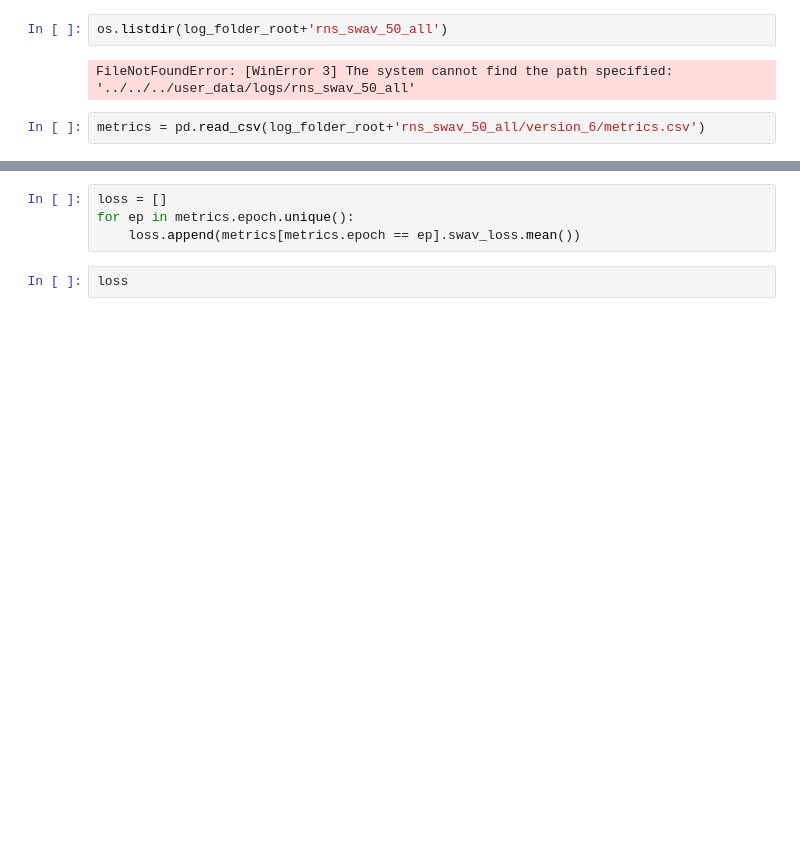
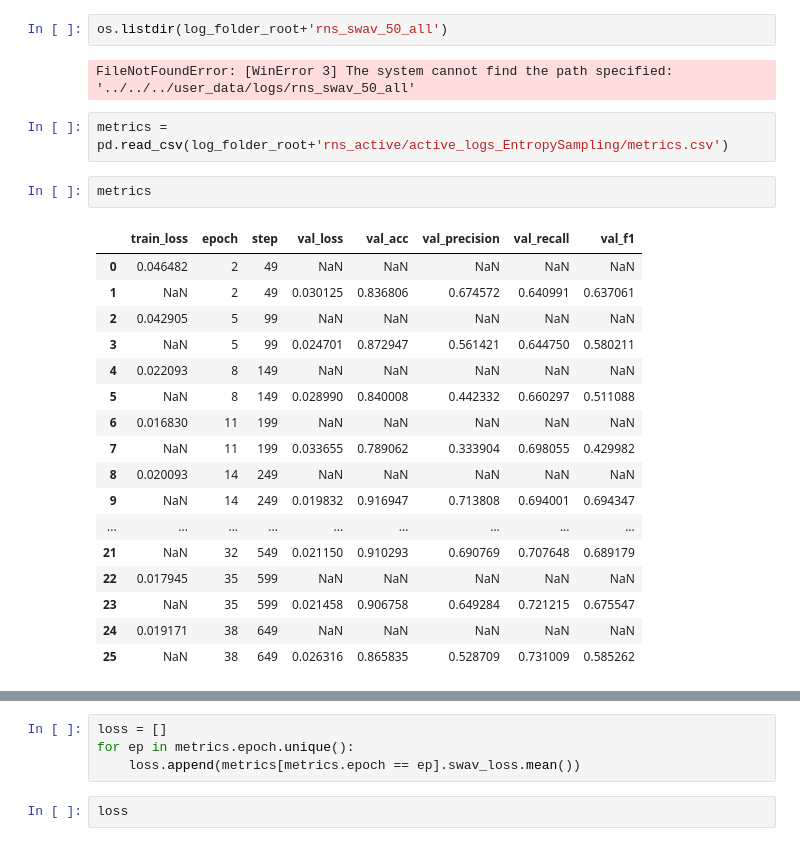
Before and after one commit to penn-cnt/RNS_Annotation-Pipeline, a Jupyter notebook: scripts/RNS_LITT_ANNOTATION_PIPELINE/rns_scripts/kaggle_rns_plot.ipynb, the cells around one changed output, grey strips where cells are left out. Saved outputs shown, nothing was run; the diff lists cells and outputs as text; blank space fills up the shorter version.

```diff
--- a/scripts/RNS_LITT_ANNOTATION_PIPELINE/rns_scripts/kaggle_rns_plot.ipynb
+++ b/scripts/RNS_LITT_ANNOTATION_PIPELINE/rns_scripts/kaggle_rns_plot.ipynb
@@ -47,4 +47,24 @@ os.listdir(log_folder_root+'rns_swav_50_all')
 # %% [output]
 FileNotFoundError: [WinError 3] The system cannot find the path specified: '../../../user_data/logs/rns_swav_50_all'
 # %%
-metrics = pd.read_csv(log_folder_root+'rns_swav_50_all/version_6/metrics.csv')
+metrics = pd.read_csv(log_folder_root+'rns_active/active_logs_EntropySampling/metrics.csv')
+# %%
+metrics
+# %% [output]
+|  | train_loss | epoch | step | val_loss | val_acc | val_precision | val_recall | val_f1 |
+| 0 | 0.046482 | 2 | 49 | NaN | NaN | NaN | NaN | NaN |
+| 1 | NaN | 2 | 49 | 0.030125 | 0.836806 | 0.674572 | 0.640991 | 0.637061 |
+| 2 | 0.042905 | 5 | 99 | NaN | NaN | NaN | NaN | NaN |
+| 3 | NaN | 5 | 99 | 0.024701 | 0.872947 | 0.561421 | 0.644750 | 0.580211 |
+| 4 | 0.022093 | 8 | 149 | NaN | NaN | NaN | NaN | NaN |
+| 5 | NaN | 8 | 149 | 0.028990 | 0.840008 | 0.442332 | 0.660297 | 0.511088 |
+| 6 | 0.016830 | 11 | 199 | NaN | NaN | NaN | NaN | NaN |
+| 7 | NaN | 11 | 199 | 0.033655 | 0.789062 | 0.333904 | 0.698055 | 0.429982 |
+| 8 | 0.020093 | 14 | 249 | NaN | NaN | NaN | NaN | NaN |
+| 9 | NaN | 14 | 249 | 0.019832 | 0.916947 | 0.713808 | 0.694001 | 0.694347 |
+| ... | ... | ... | ... | ... | ... | ... | ... | ... |
+| 21 | NaN | 32 | 549 | 0.021150 | 0.910293 | 0.690769 | 0.707648 | 0.689179 |
+| 22 | 0.017945 | 35 | 599 | NaN | NaN | NaN | NaN | NaN |
+| 23 | NaN | 35 | 599 | 0.021458 | 0.906758 | 0.649284 | 0.721215 | 0.675547 |
+| 24 | 0.019171 | 38 | 649 | NaN | NaN | NaN | NaN | NaN |
+| 25 | NaN | 38 | 649 | 0.026316 | 0.865835 | 0.528709 | 0.731009 | 0.585262 |
```
Also changed, not shown: parts of 1 cell of this notebook, 2 other files.
